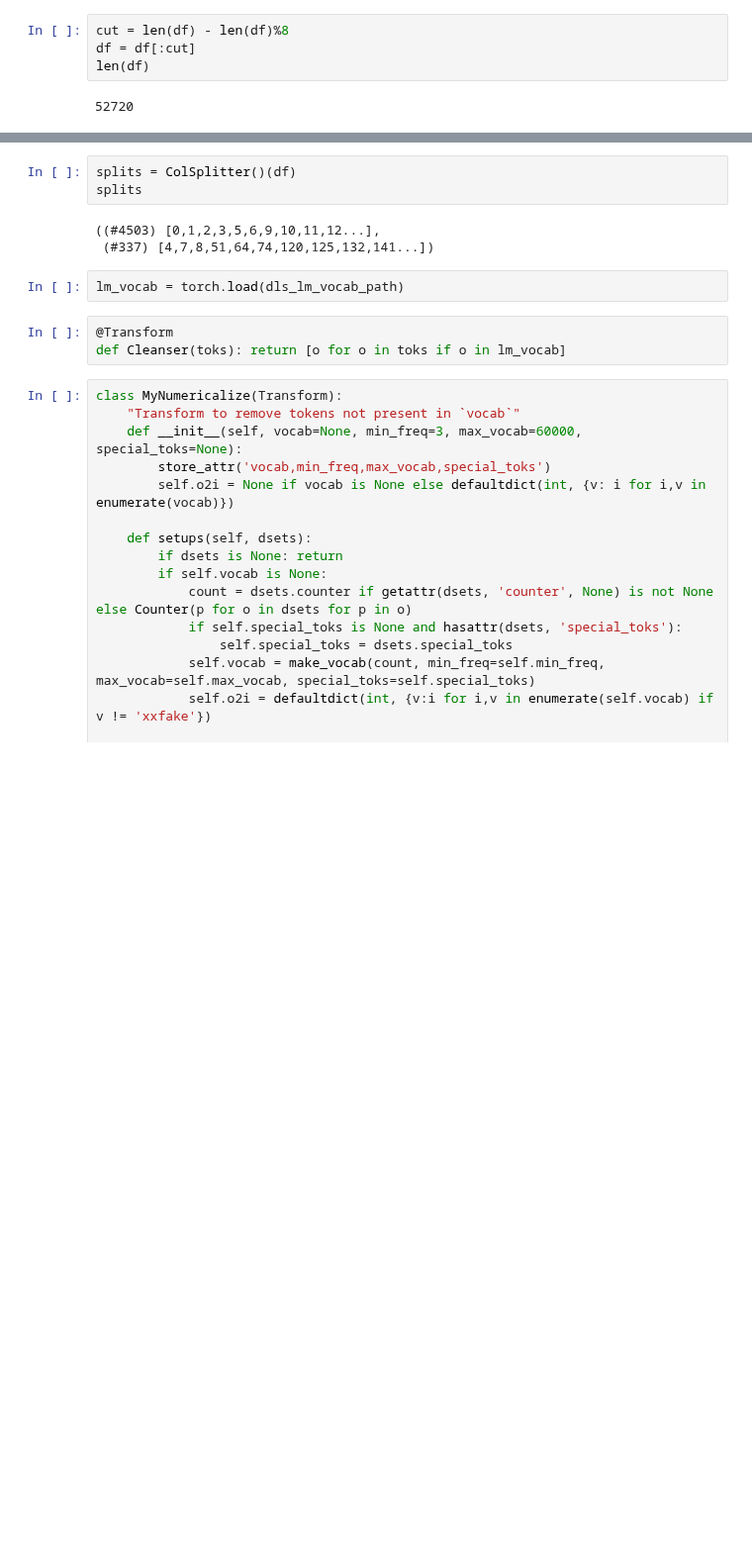
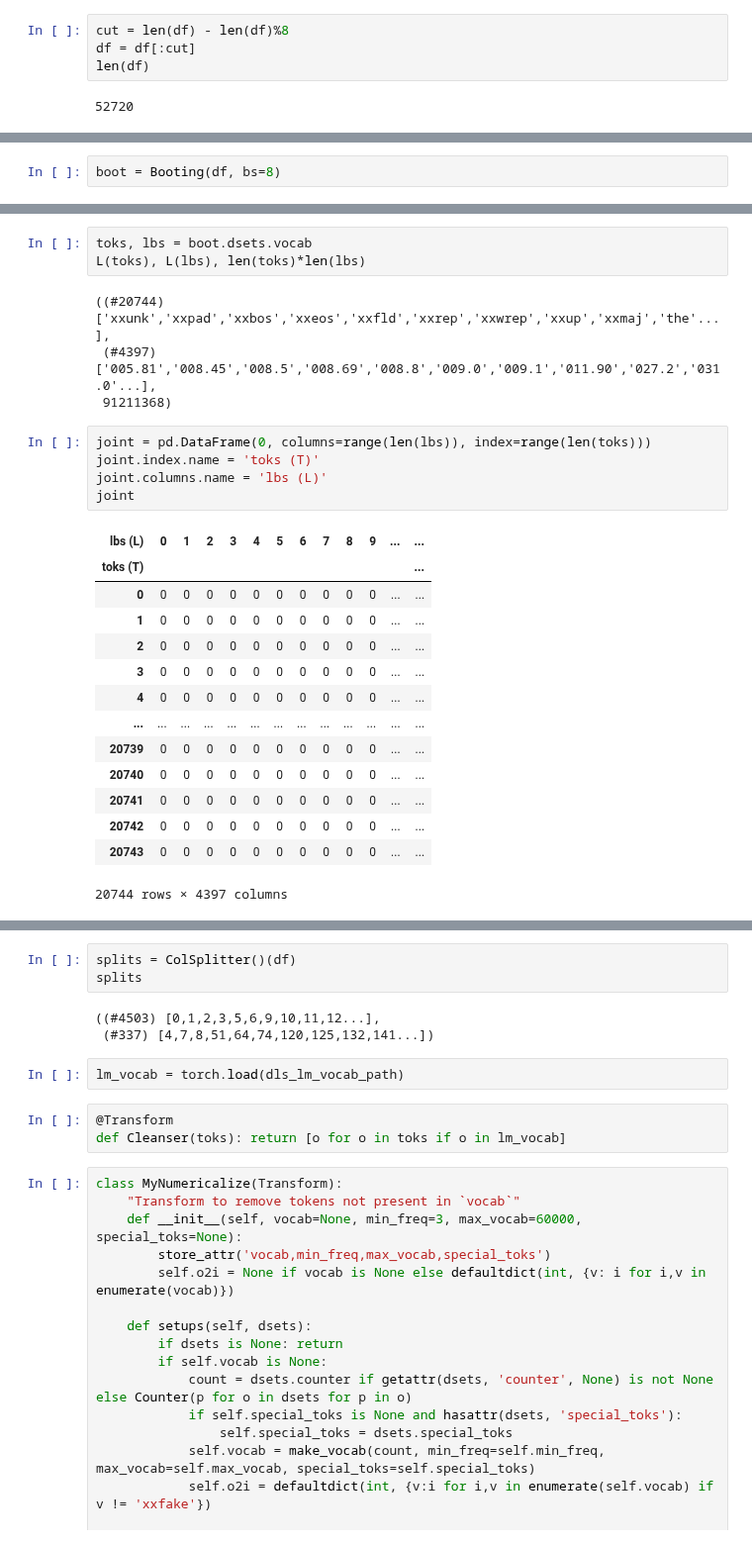
Before and after one commit to debjyotiSRoy/xcube, a Jupyter notebook: nbs/14_tutorial.boot_l2r.ipynb, the cells around one changed output, grey strips where cells are left out. Shown at 99% size. Saved outputs shown, nothing was run; the diff lists cells and outputs as text; blank space fills up the shorter version.

Commit message:
combined methods in l2r boot into classes

```diff
--- a/nbs/14_tutorial.boot_l2r.ipynb
+++ b/nbs/14_tutorial.boot_l2r.ipynb
@@ -64,0 +89,2 @@ len(df)
+# %%
+boot = Booting(df, bs=8)
@@ -64,0 +98,27 @@ len(df)
+# %%
+toks, lbs = boot.dsets.vocab
+L(toks), L(lbs), len(toks)*len(lbs)
+# %% [output]
+((#20744) ['xxunk','xxpad','xxbos','xxeos','xxfld','xxrep','xxwrep','xxup','xxmaj','the'...],
+ (#4397) ['005.81','008.45','008.5','008.69','008.8','009.0','009.1','011.90','027.2','031.0'...],
+ 91211368)
+# %%
+joint = pd.DataFrame(0, columns=range(len(lbs)), index=range(len(toks)))
+joint.index.name = 'toks (T)'
+joint.columns.name = 'lbs (L)'
+joint
+# %% [output]
+| lbs (L) | 0 | 1 | 2 | 3 | 4 | 5 | 6 | 7 | 8 | 9 | ... | ... |
+| toks (T) |  |  |  |  |  |  |  |  |  |  |  | ... |
+| 0 | 0 | 0 | 0 | 0 | 0 | 0 | 0 | 0 | 0 | 0 | ... | ... |
+| 1 | 0 | 0 | 0 | 0 | 0 | 0 | 0 | 0 | 0 | 0 | ... | ... |
+| 2 | 0 | 0 | 0 | 0 | 0 | 0 | 0 | 0 | 0 | 0 | ... | ... |
+| 3 | 0 | 0 | 0 | 0 | 0 | 0 | 0 | 0 | 0 | 0 | ... | ... |
+| 4 | 0 | 0 | 0 | 0 | 0 | 0 | 0 | 0 | 0 | 0 | ... | ... |
+| ... | ... | ... | ... | ... | ... | ... | ... | ... | ... | ... | ... | ... |
+| 20739 | 0 | 0 | 0 | 0 | 0 | 0 | 0 | 0 | 0 | 0 | ... | ... |
+| 20740 | 0 | 0 | 0 | 0 | 0 | 0 | 0 | 0 | 0 | 0 | ... | ... |
+| 20741 | 0 | 0 | 0 | 0 | 0 | 0 | 0 | 0 | 0 | 0 | ... | ... |
+| 20742 | 0 | 0 | 0 | 0 | 0 | 0 | 0 | 0 | 0 | 0 | ... | ... |
+| 20743 | 0 | 0 | 0 | 0 | 0 | 0 | 0 | 0 | 0 | 0 | ... | ... |
+20744 rows × 4397 columns
```
Also changed, not shown: parts of 46 cells of this notebook, 5 other files.
